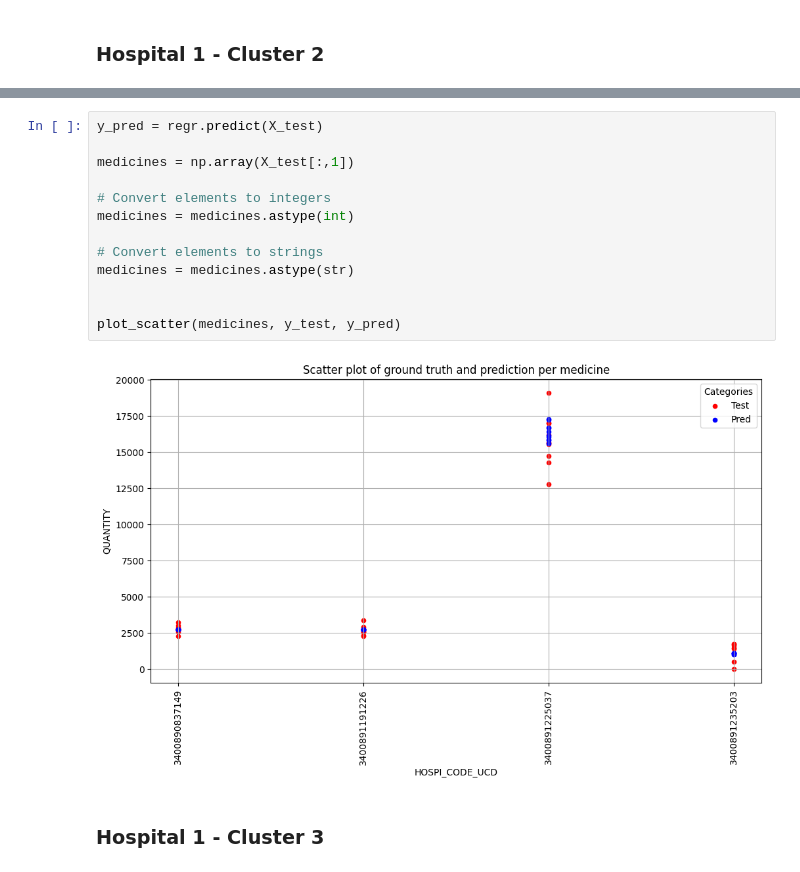
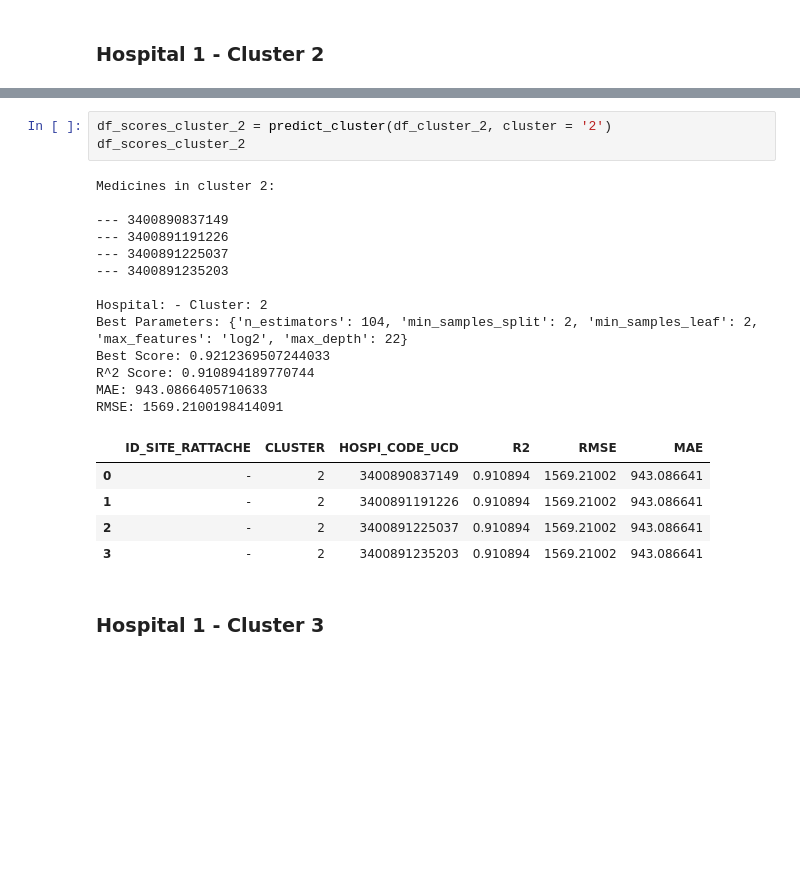
Before and after one commit to douglasmmachado/MedicineConsumption, a Jupyter notebook: notebooks/unified_approach/5_Forecasting.ipynb, the cells around one changed output, grey strips where cells are left out. Cells and saved outputs as stored; diff of their text form; blank space fills up the shorter version.

```diff
--- a/notebooks/unified_approach/5_Forecasting.ipynb
+++ b/notebooks/unified_approach/5_Forecasting.ipynb
@@ -186,17 +233,24 @@ Regression score: 0.98
-# %%
-y_pred = regr.predict(X_test)
-
-medicines = np.array(X_test[:,1])
-
-# Convert elements to integers
-medicines = medicines.astype(int)
-
-# Convert elements to strings
-medicines = medicines.astype(str)
-
-
-plot_scatter(medicines, y_test, y_pred)
-# %% [output]
-[figure, removed]
+# %%
+df_scores_cluster_2 = predict_cluster(df_cluster_2, cluster = '2')
+df_scores_cluster_2
+# %% [output]
+Medicines in cluster 2:
+
+--- 3400890837149
+--- 3400891191226
+--- 3400891225037
+--- 3400891235203
+
+Hospital: - Cluster: 2
+Best Parameters: {'n_estimators': 104, 'min_samples_split': 2, 'min_samples_leaf': 2, 'max_features': 'log2', 'max_depth': 22}
+Best Score: 0.9212369507244033
+R^2 Score: 0.910894189770744
+MAE: 943.0866405710633
+RMSE: 1569.2100198414091
+|  | ID_SITE_RATTACHE | CLUSTER | HOSPI_CODE_UCD | R2 | RMSE | MAE |
+| 0 | - | 2 | 3400890837149 | 0.910894 | 1569.21002 | 943.086641 |
+| 1 | - | 2 | 3400891191226 | 0.910894 | 1569.21002 | 943.086641 |
+| 2 | - | 2 | 3400891225037 | 0.910894 | 1569.21002 | 943.086641 |
+| 3 | - | 2 | 3400891235203 | 0.910894 | 1569.21002 | 943.086641 |
 # %% [markdown]
 ### Hospital 1 - Cluster 3
```
Also changed, not shown: parts of 14 cells of this notebook.
